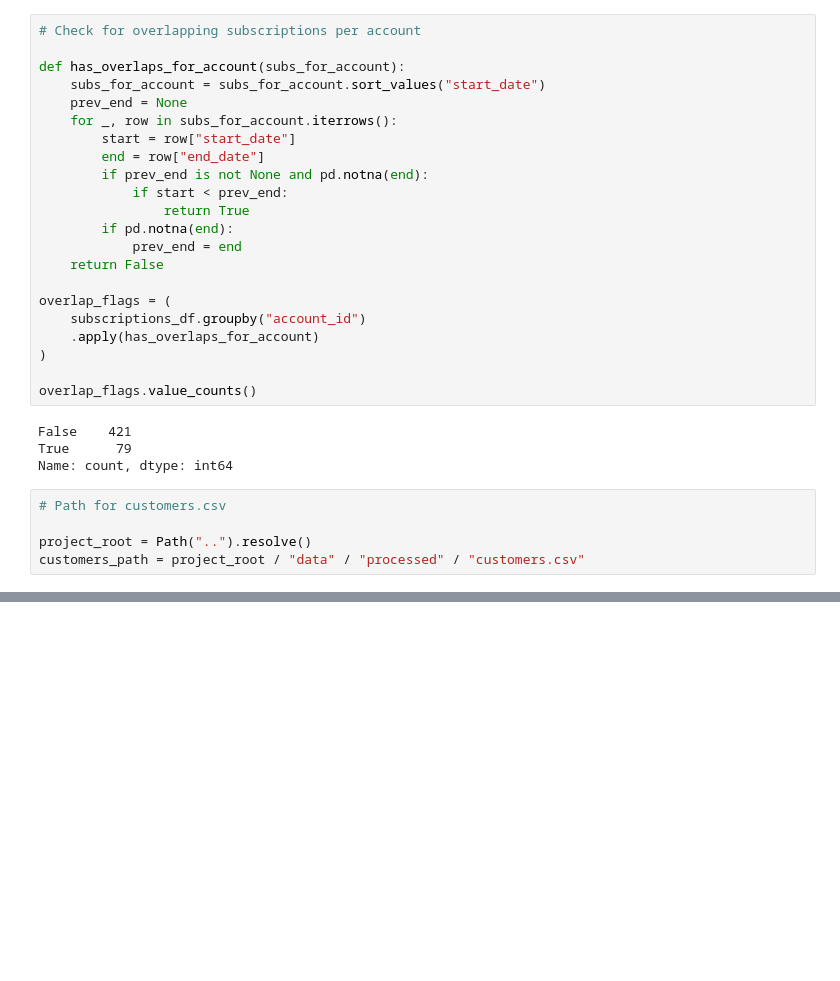
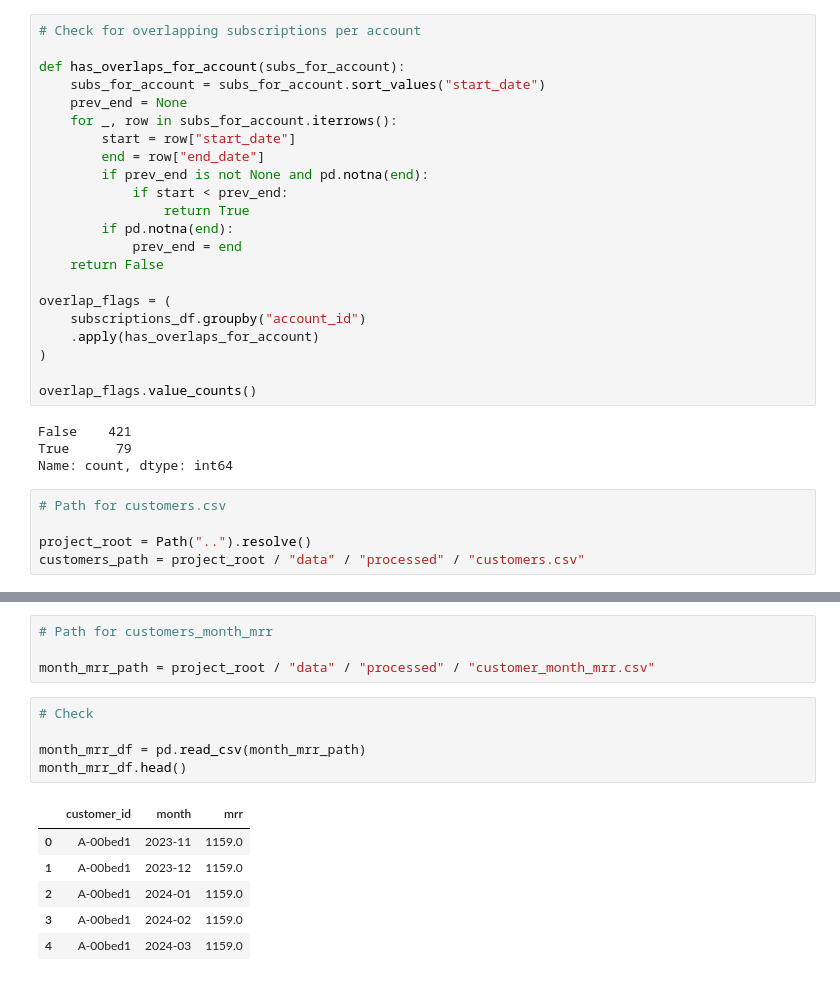
Before and after one commit to umarmk/financial-analyst-copilot, a Jupyter notebook: notebooks/01_eda_raw_data.ipynb, the cells around one changed output, grey strips where cells are left out. Saved outputs shown, nothing was run; the diff lists cells and outputs as text; blank space fills up the shorter version.

```diff
--- a/notebooks/01_eda_raw_data.ipynb
+++ b/notebooks/01_eda_raw_data.ipynb
@@ -270,0 +271,16 @@ customers_df.head()
+# %%
+# Path for customers_month_mrr
+
+month_mrr_path = project_root / "data" / "processed" / "customer_month_mrr.csv"
+# %%
+# Check
+
+month_mrr_df = pd.read_csv(month_mrr_path)
+month_mrr_df.head()
+# %% [output]
+|  | customer_id | month | mrr |
+| 0 | A-00bed1 | 2023-11 | 1159.0 |
+| 1 | A-00bed1 | 2023-12 | 1159.0 |
+| 2 | A-00bed1 | 2024-01 | 1159.0 |
+| 3 | A-00bed1 | 2024-02 | 1159.0 |
+| 4 | A-00bed1 | 2024-03 | 1159.0 |
```
Also changed, not shown: parts of 8 cells of this notebook, 8 other files.
